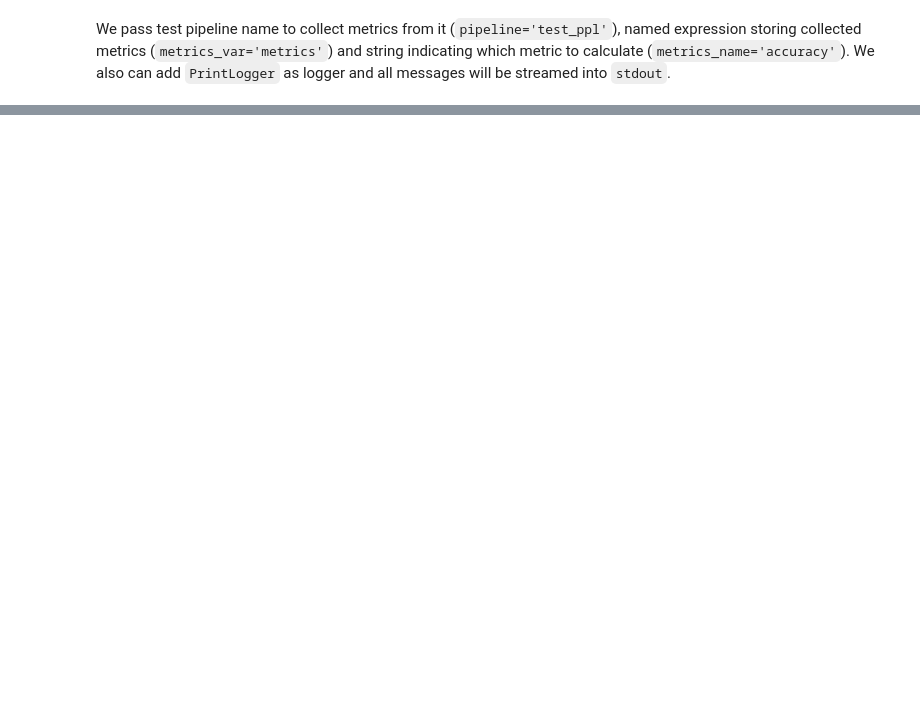
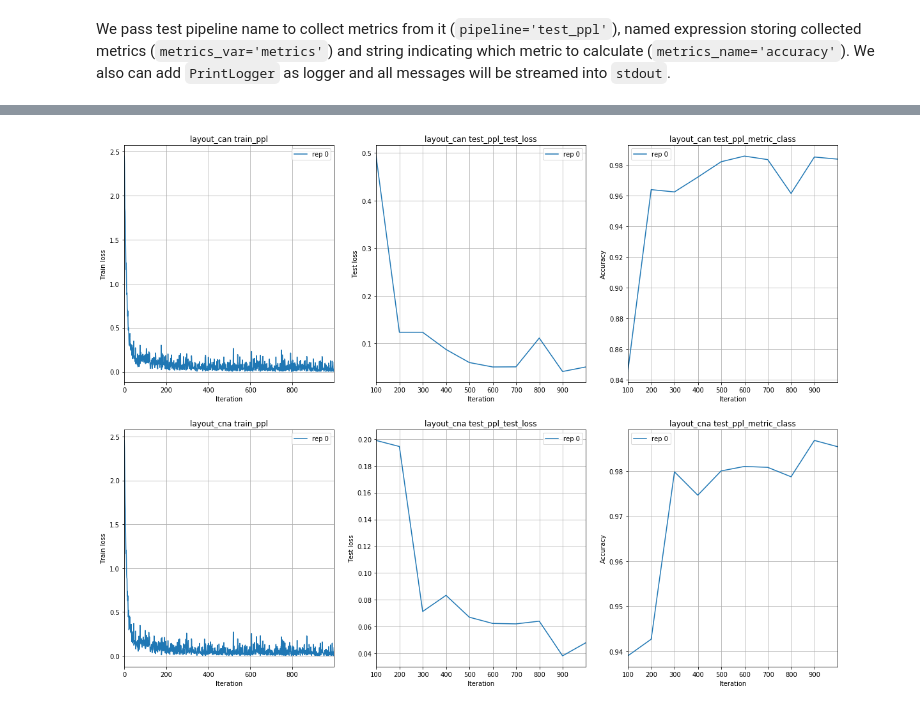
Before and after one commit to analysiscenter/batchflow, a Jupyter notebook: examples/tutorials/research/01_introduction_to_research.ipynb, the cells around one changed output, grey strips where cells are left out. Cells and saved outputs as stored; diff of their text form; code cells hidden in the pictures; blank space fills up the shorter version.

```diff
--- a/examples/tutorials/research/01_introduction_to_research.ipynb
+++ b/examples/tutorials/research/01_introduction_to_research.ipynb
@@ -603,14 +605,16 @@ First we redefine test pipeline removing `'test_loss'` and adding variables to s
 # %%
+TEST_EXECUTE_FREQ = [100, 'last']
+
 test_template = (Pipeline()
                  .init_variable('predictions')
                  .init_variable('metrics')
                  .import_model('conv', C('import_from'))
                  .to_array(channels=CHANNELS)
                  .predict_model('conv',
-                                images=B('images'), targets=B('labels'),
+                                images=B('images'),
                                 fetches='predictions', save_to=V('predictions'))
                  .gather_metrics('class', targets=B('labels'), predictions=V('predictions'),
-                                fmt='logits', axis=-1, save_to=V('metrics'))
+                                fmt='logits', axis=-1, save_to=V('metrics', mode='a'))
                  .run_later(BATCH_SIZE, shuffle=True, n_epochs=1))
 
 test_ppl = test_template << mnist.test
@@ -661,0 +698,17 @@ research.load_results(names='test_ppl_metrics').df.sample(5)
+# %%
+res_name='get_test_loss_research'
+clear_previous_results(res_name)
+
+research = (Research()
+    .init_domain(domain)
+    .add_pipeline(train_ppl, variables='train_loss', name='train_ppl')
+    .add_pipeline(test_ppl, name='test_ppl',
+                  execute=TEST_EXECUTE_FREQ, run=True, import_from=RP('train_ppl'), drop_last=True)
+    .get_metrics(pipeline='test_ppl', metrics_var='test_loss', metrics_name='loss',
+                 returns='test_loss', execute=TEST_EXECUTE_FREQ)
+    .get_metrics(pipeline='test_ppl', metrics_var='metric_class', metrics_name='accuracy',
+                 returns='accuracy', execute=TEST_EXECUTE_FREQ)
+
+)
+
+research.run(n_iters=ITERATIONS, name=res_name, bar=True)
@@ -661,0 +718,3 @@ research.load_results(names='test_ppl_metrics').df.sample(5)
+# %%
+df = research.load_results(concat_config=True).df
+df.info()
@@ -661,0 +736,9 @@ research.load_results(names='test_ppl_metrics').df.sample(5)
+# %%
+from batchflow.utils import plot_results_by_config
+
+plot_results_by_config(df, {'train_ppl': 'train_loss',
+                            'test_ppl_test_loss': 'test_loss',
+                            'test_ppl_metric_class': 'accuracy'},
+                       figsize=(20, 15))
+# %% [output]
+[figure, added]
```
Also changed, not shown: parts of 47 cells of this notebook, 54 other files.
